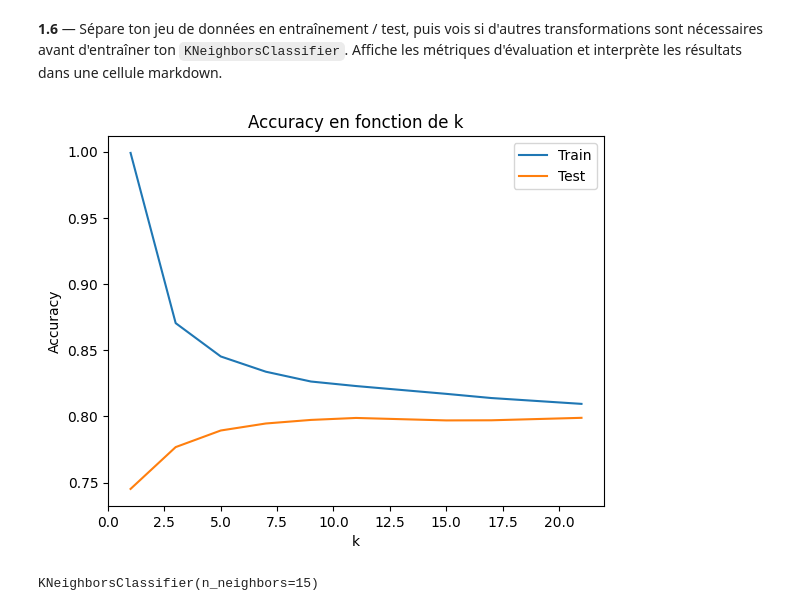
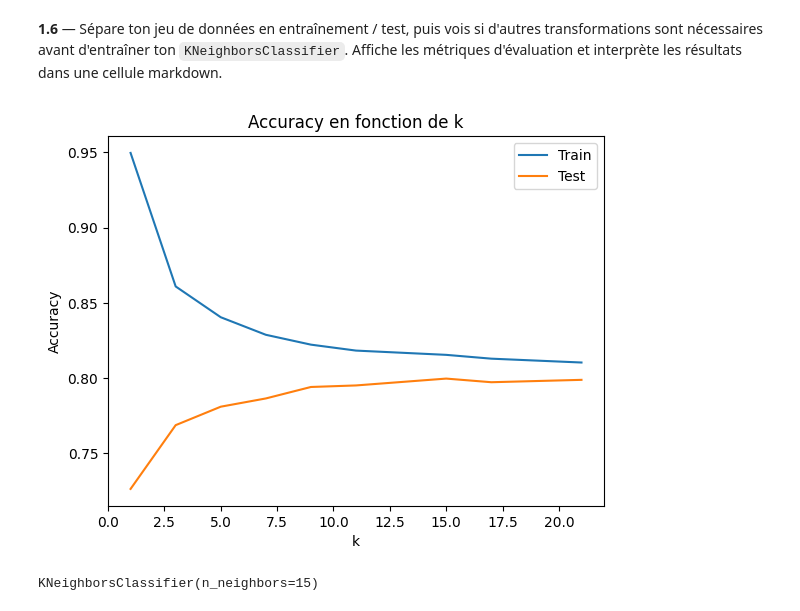
Before and after one commit to clawyunkai/brief_diamondscope, a Jupyter notebook: Christophe_brief_diamondscope_retravaille.ipynb, the cells around one changed output. Saved outputs shown, nothing was run; the diff lists cells and outputs as text; code cells hidden in the pictures.

```diff
--- a/Christophe_brief_diamondscope_retravaille.ipynb
+++ b/Christophe_brief_diamondscope_retravaille.ipynb
@@ -302,8 +118,8 @@ plt.show()
 # %% [markdown]
 **1.5** — Définis `X` (les features utiles pour prédire `coupe_premium`, sans multicolinéarité, sans `price` ni `cut`) et `y`.
 # %%
-X = df_clean_encoded.drop(['coupe_premium', 'cut_Ideal', 'cut_Premium', 'cut_Very Good', 'cut_Good', 'cut_Fair', 'price'], axis=1)
-y = df_clean_encoded['coupe_premium']
+X_1 = df_clean_encoded.drop(['coupe_premium', 'cut_Ideal', 'cut_Premium', 'cut_Very Good', 'cut_Good', 'cut_Fair', 'price', 'price_log'], axis=1)
+y_1 = df_clean_encoded['coupe_premium']
 
 print(f"X : {X.shape}")
 print(f"y_classif (coupe_premium) : {y.shape}")
@@ -315,35 +140,35 @@ y_classif (coupe_premium) : (53794,)
 # %%
 # À compléter (split, scaling si besoin, KNN, métriques)
 from sklearn.preprocessing import StandardScaler
 from sklearn.model_selection import train_test_split
 
-X_train, X_test, y_train, y_test=train_test_split(X, y, test_size=0.2, random_state=42)
+X_train, X_test, y_train, y_test=train_test_split(X_1, y_1, test_size=0.2, random_state=42)
 
-scaler=StandardScaler()
+scaler_class=StandardScaler()
 
-X_train_sc=scaler.fit_transform(X_train)
-X_test_sc=scaler.transform(X_test)
+X_train_sc=scaler_class.fit_transform(X_train)
+X_test_sc=scaler_class.transform(X_test)
 
 valeurs_k = [1, 3, 5, 7, 9, 11, 15, 17, 21]
 scores_train = []
 scores_test  = []
 
 for x in valeurs_k:
-    model = KNeighborsClassifier(n_neighbors=x)
-    model.fit(X_train_sc, y_train)
-    scores_train.append(model.score(X_train_sc, y_train))
-    scores_test.append(model.score(X_test_sc, y_test))
+    model_class = KNeighborsClassifier(n_neighbors=x)
+    model_class.fit(X_train_sc, y_train)
+    scores_train.append(model_class.score(X_train_sc, y_train))
+    scores_test.append(model_class.score(X_test_sc, y_test))
 
 # Tracer la courbe
 plt.plot(valeurs_k, scores_train, label='Train')
 plt.plot(valeurs_k, scores_test, label='Test')
 plt.xlabel('k')
 plt.ylabel('Accuracy')
 plt.legend()
 plt.title('Accuracy en fonction de k')
 plt.show()
 # %% [output]
-[figure, old version]
+[figure, new version]
 # %%
 # On va retenir le KNN avec K = 15
 
```
Also changed, not shown: parts of 21 cells of this notebook, 8 other files.
